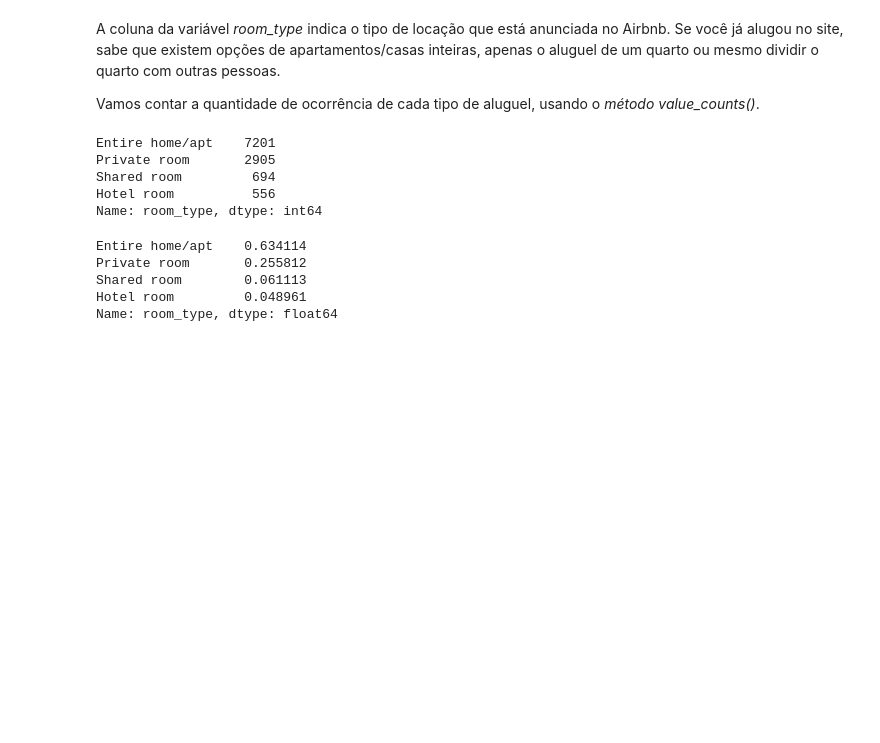
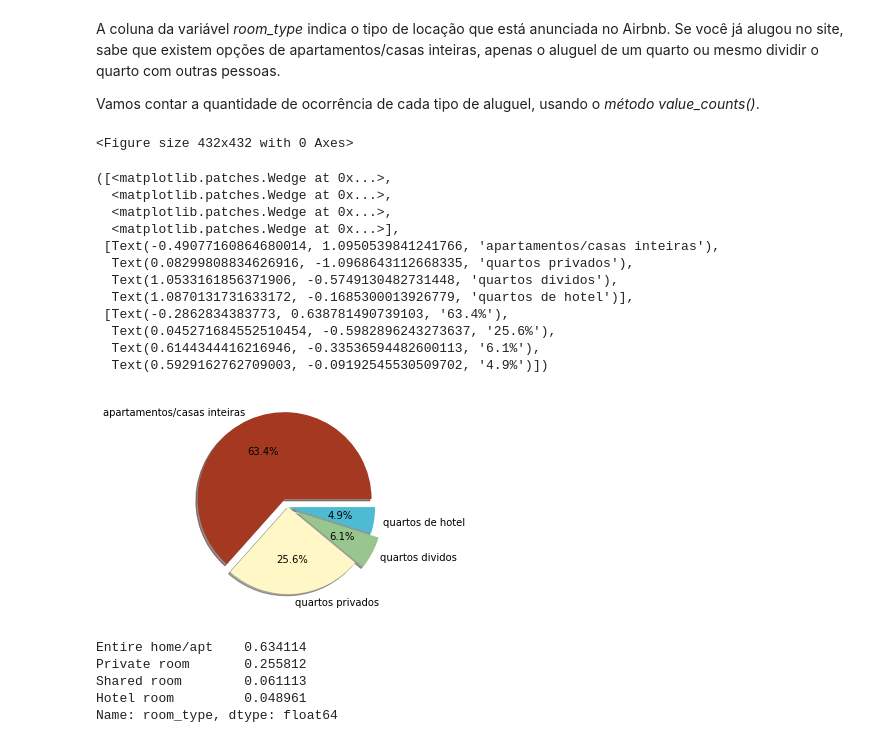
Before and after one commit to juliooaa/Arbnb_T-quio, a Jupyter notebook: Analisando_os_Dados_do_Airbnb.ipynb, the cells around one changed output. Saved outputs shown, nothing was run; the diff lists cells and outputs as text; code cells hidden in the pictures; blank space fills up the shorter version.

```diff
--- a/Analisando_os_Dados_do_Airbnb.ipynb
+++ b/Analisando_os_Dados_do_Airbnb.ipynb
@@ -267,13 +267,32 @@ A coluna da variável *room_type* indica o tipo de locação que está anunciada
 Vamos contar a quantidade de ocorrência de cada tipo de aluguel, usando o *método value_counts()*.
 # %%
 # mostrar a quantidade de cada tipo de imóvel disponível
-df_clean.room_type.value_counts()
+df_plot = df_clean.room_type.value_counts()
-# %% [output]
-Entire home/apt    7201
-Private room       2905
-Shared room         694
-Hotel room          556
-Name: room_type, dtype: int64
+# %%
+df_freq = (df_plot / 11356) * 100
+# %%
+plt.figure(figsize=(6,6))
+labels = ['apartamentos/casas inteiras','quartos privados','quartos dividos','quartos de hotel']
+colors = ['#A43820', '#FFF8C6', '#99C68E', '#4DBCD3']
+explode = (.1,0,.1,0)
+# %% [output]
+<Figure size 432x432 with 0 Axes>
+# %%
+plt.pie(df_freq, labels=labels, autopct='%1.1f%%', colors=colors, shadow=True, explode=explode)
+# %% [output]
+([<matplotlib.patches.Wedge at 0x...>,
+  <matplotlib.patches.Wedge at 0x...>,
+  <matplotlib.patches.Wedge at 0x...>,
+  <matplotlib.patches.Wedge at 0x...>],
+ [Text(-0.49077160864680014, 1.0950539841241766, 'apartamentos/casas inteiras'),
+  Text(0.08299808834626916, -1.0968643112668335, 'quartos privados'),
+  Text(1.0533161856371906, -0.5749130482731448, 'quartos dividos'),
+  Text(1.0870131731633172, -0.1685300013926779, 'quartos de hotel')],
+ [Text(-0.2862834383773, 0.638781490739103, '63.4%'),
+  Text(0.045271684552510454, -0.5982896243273637, '25.6%'),
+  Text(0.6144344416216946, -0.33536594482600113, '6.1%'),
+  Text(0.5929162762709003, -0.09192545530509702, '4.9%')])
+[figure, added]
 # %%
 # mostrar a porcentagem de cada tipo de imóvel disponível
 df_clean.room_type.value_counts() / df_clean.shape[0]
```
Also changed, not shown: parts of 2 cells of this notebook.
